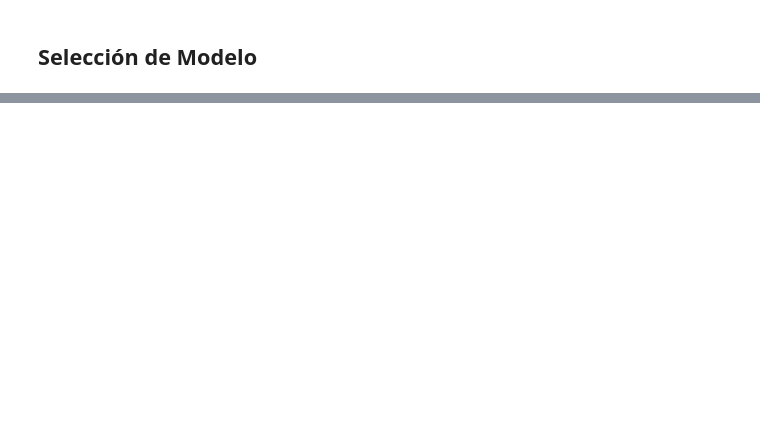
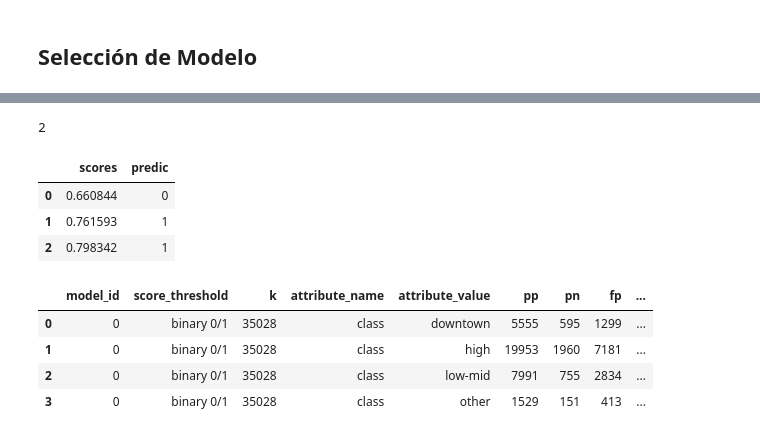
Before and after one commit to jlrzarcor/ITAM-dpa2021, a Jupyter notebook: notebooks/Pipeline.ipynb, the cells around one changed output, grey strips where cells are left out. Saved outputs shown, nothing was run; the diff lists cells and outputs as text; code cells hidden in the pictures; blank space fills up the shorter version.

```diff
--- a/notebooks/Pipeline.ipynb
+++ b/notebooks/Pipeline.ipynb
@@ -440,0 +447,4 @@ df_fe.shape
+# %%
+n_attribute
+# %% [output]
+2
@@ -440,0 +461,10 @@ df_fe.shape
+# %%
+df_dummy = pd.DataFrame()
+df_dummy['scores'] = pd.Series(predicted_scores[:,1])
+df_dummy['predic'] = np.where(df_dummy['scores'] < 0.7,0,1)
+df_dummy.head(3)
+# %% [output]
+|  | scores | predic |
+| 0 | 0.660844 | 0 |
+| 1 | 0.761593 | 1 |
+| 2 | 0.798342 | 1 |
@@ -440,0 +484,8 @@ df_fe.shape
+# %%
+xtab2[[col for col in xtab2.columns if col not in absolute_metrics2]]
+# %% [output]
+|  | model_id | score_threshold | k | attribute_name | attribute_value | pp | pn | fp | ... |
+| 0 | 0 | binary 0/1 | 35028 | class | downtown | 5555 | 595 | 1299 | ... |
+| 1 | 0 | binary 0/1 | 35028 | class | high | 19953 | 1960 | 7181 | ... |
+| 2 | 0 | binary 0/1 | 35028 | class | low-mid | 7991 | 755 | 2834 | ... |
+| 3 | 0 | binary 0/1 | 35028 | class | other | 1529 | 151 | 413 | ... |
```
Also changed, not shown: parts of 56 cells of this notebook, 5 other files.
